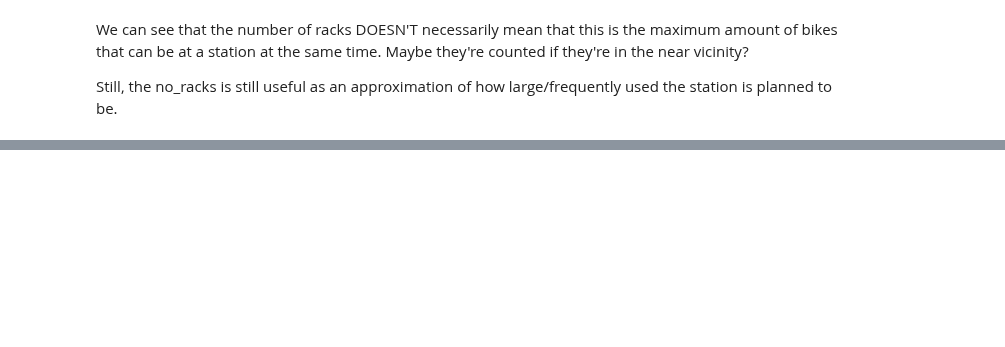
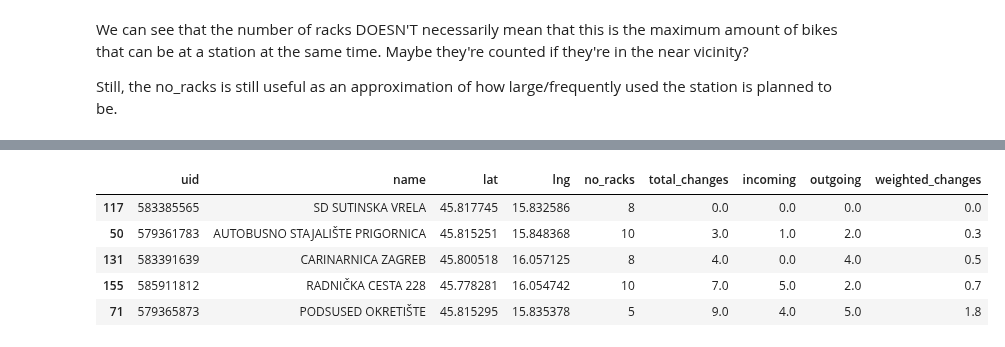
Before and after one commit to Mkranj/BajsBoard, a Jupyter notebook: notebooks/analyse_stations.ipynb, the cells around one changed output, grey strips where cells are left out. Cells and saved outputs as stored; diff of their text form; code cells hidden in the pictures; blank space fills up the shorter version.

```diff
--- a/notebooks/analyse_stations.ipynb
+++ b/notebooks/analyse_stations.ipynb
@@ -415,0 +380,9 @@ len(ffzg["bikes_at_station"][223])
+# %%
+locations_changes.sort_values("total_changes",  ascending = True).head()
+# %% [output]
+|  | uid | name | lat | lng | no_racks | total_changes | incoming | outgoing | weighted_changes |
+| 117 | 583385565 | SD SUTINSKA VRELA | 45.817745 | 15.832586 | 8 | 0.0 | 0.0 | 0.0 | 0.0 |
+| 50 | 579361783 | AUTOBUSNO STAJALIŠTE PRIGORNICA | 45.815251 | 15.848368 | 10 | 3.0 | 1.0 | 2.0 | 0.3 |
+| 131 | 583391639 | CARINARNICA ZAGREB | 45.800518 | 16.057125 | 8 | 4.0 | 0.0 | 4.0 | 0.5 |
+| 155 | 585911812 | RADNIČKA CESTA 228 | 45.778281 | 16.054742 | 10 | 7.0 | 5.0 | 2.0 | 0.7 |
+| 71 | 579365873 | PODSUSED OKRETIŠTE | 45.815295 | 15.835378 | 5 | 9.0 | 4.0 | 5.0 | 1.8 |
```
Also changed, not shown: parts of 18 cells of this notebook.
